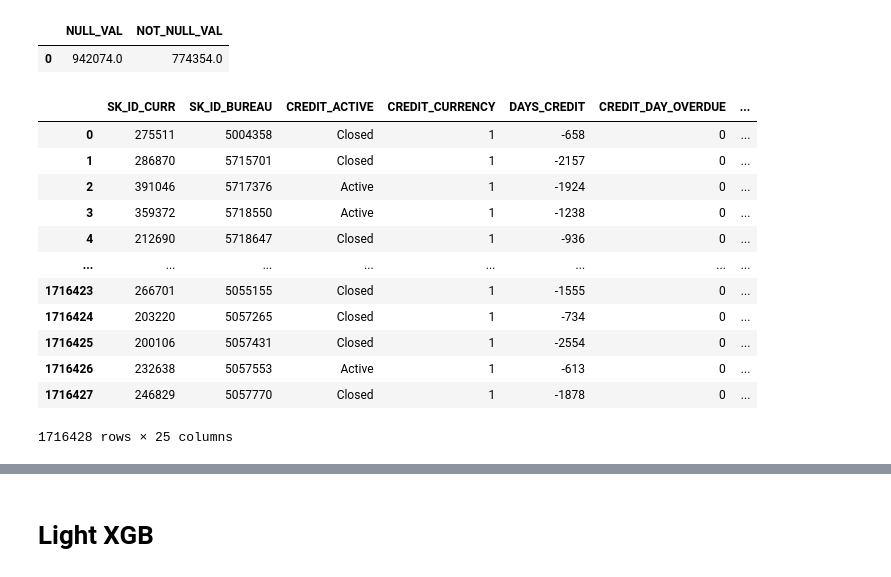
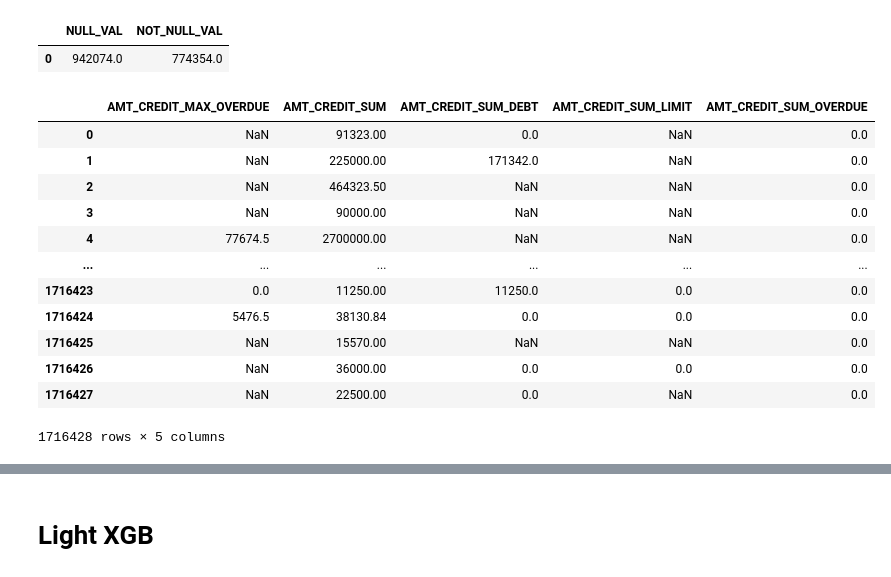
Before and after one commit to gkukse/Home-Credit-Default-Risk, a Jupyter notebook: bureau.ipynb, the cells around one changed output, grey strips where cells are left out. Saved outputs shown, nothing was run; the diff lists cells and outputs as text; code cells hidden in the pictures.

```diff
--- a/bureau.ipynb
+++ b/bureau.ipynb
@@ -240,3 +166,30 @@ FROM shape
 # %% [output]
 |  | NULL_VAL | NOT_NULL_VAL |
 | 0 | 942074.0 | 774354.0 |
+# %%
+bureau[['Application_Duration', 'Update_Duration', 'Remaining_Duration']] = duckdb.query("""
+    SELECT
+    (COALESCE(DAYS_ENDDATE_FACT, 0) - COALESCE(DAYS_CREDIT, 0)) AS Application_Duration,
+    (COALESCE(DAYS_CREDIT_UPDATE, 0) - COALESCE(DAYS_CREDIT, 0)) AS Update_Duration,
+    (COALESCE(DAYS_CREDIT_ENDDATE, 0) - COALESCE(DAYS_CREDIT, 0)) AS Remaining_Duration
+
+    FROM bureau
+  """).to_df()
+# %%
+bureau.drop(columns=bureau.filter(like='DAYS', axis=1).columns.to_list(), inplace = True)
+# %%
+bureau.filter(like='AMT_CREDIT', axis=1)
+# %% [output]
+|  | AMT_CREDIT_MAX_OVERDUE | AMT_CREDIT_SUM | AMT_CREDIT_SUM_DEBT | AMT_CREDIT_SUM_LIMIT | AMT_CREDIT_SUM_OVERDUE |
+| 0 | NaN | 91323.00 | 0.0 | NaN | 0.0 |
+| 1 | NaN | 225000.00 | 171342.0 | NaN | 0.0 |
+| 2 | NaN | 464323.50 | NaN | NaN | 0.0 |
+| 3 | NaN | 90000.00 | NaN | NaN | 0.0 |
+| 4 | 77674.5 | 2700000.00 | NaN | NaN | 0.0 |
+| ... | ... | ... | ... | ... | ... |
+| 1716423 | 0.0 | 11250.00 | 11250.0 | 0.0 | 0.0 |
+| 1716424 | 5476.5 | 38130.84 | 0.0 | 0.0 | 0.0 |
+| 1716425 | NaN | 15570.00 | NaN | NaN | 0.0 |
+| 1716426 | NaN | 36000.00 | 0.0 | 0.0 | 0.0 |
+| 1716427 | NaN | 22500.00 | 0.0 | NaN | 0.0 |
+1716428 rows × 5 columns
@@ -270,16 +231,0 @@ bureau_balance_gr = duckdb.query("""
-# %%
-bureau_balance_gr
-# %% [output]
-|  | SK_ID_CURR | SK_ID_BUREAU | CREDIT_ACTIVE | CREDIT_CURRENCY | DAYS_CREDIT | CREDIT_DAY_OVERDUE | ... |
-| 0 | 275511 | 5004358 | Closed | 1 | -658 | 0 | ... |
-| 1 | 286870 | 5715701 | Closed | 1 | -2157 | 0 | ... |
-| 2 | 391046 | 5717376 | Active | 1 | -1924 | 0 | ... |
-| 3 | 359372 | 5718550 | Active | 1 | -1238 | 0 | ... |
-| 4 | 212690 | 5718647 | Closed | 1 | -936 | 0 | ... |
-| ... | ... | ... | ... | ... | ... | ... | ... |
-| 1716423 | 266701 | 5055155 | Closed | 1 | -1555 | 0 | ... |
-| 1716424 | 203220 | 5057265 | Closed | 1 | -734 | 0 | ... |
-| 1716425 | 200106 | 5057431 | Closed | 1 | -2554 | 0 | ... |
-| 1716426 | 232638 | 5057553 | Active | 1 | -613 | 0 | ... |
-| 1716427 | 246829 | 5057770 | Closed | 1 | -1878 | 0 | ... |
-1716428 rows × 25 columns
```
Also changed, not shown: parts of 60 cells of this notebook.
